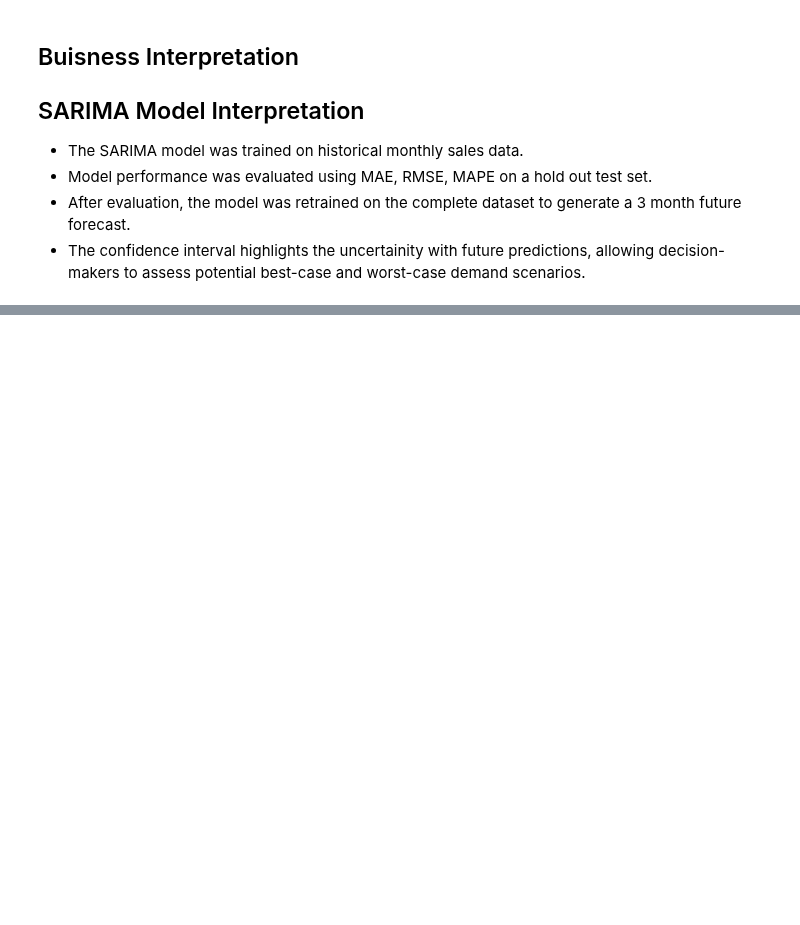
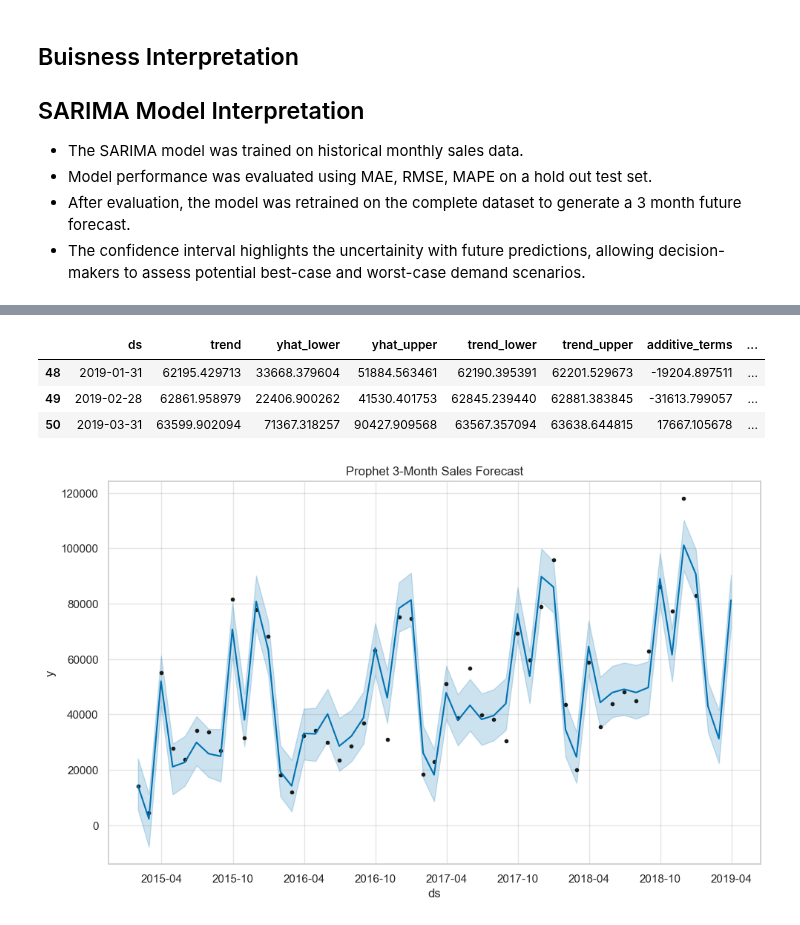
Before and after one commit to Aanya2806/sales-demand-intelligence-system, a Jupyter notebook: analysis.ipynb, the cells around one changed output, grey strips where cells are left out. Drawn from its saved outputs; the diff is of its cells as text; code cells hidden in the pictures; blank space fills up the shorter version.

Commit message:
Task 3B: Implemented Prophet forecasting

```diff
--- a/analysis.ipynb
+++ b/analysis.ipynb
@@ -757,0 +762,4 @@ plt.savefig(
+# %%
+prophet_df = monthly_sales.reset_index()[["Order Date", "Sales"]]
+prophet_df.columns = ["ds", "y"]
+prophet_df.head()
@@ -757,0 +808,7 @@ plt.savefig(
+# %%
+final_prophet = Prophet(
+    yearly_seasonality=True,
+    weekly_seasonality=False,
+    daily_seasonality=False
+)
+final_prophet.fit(prophet_df)
@@ -757,0 +819,18 @@ plt.savefig(
+# %%
+future = final_prophet.make_future_dataframe(
+    periods = 3,
+    freq = "ME"
+)
+forecast = final_prophet.predict(future)
+forecast.tail(3)
+# %% [output]
+|  | ds | trend | yhat_lower | yhat_upper | trend_lower | trend_upper | additive_terms | ... |
+| 48 | 2019-01-31 | 62195.429713 | 33668.379604 | 51884.563461 | 62190.395391 | 62201.529673 | -19204.897511 | ... |
+| 49 | 2019-02-28 | 62861.958979 | 22406.900262 | 41530.401753 | 62845.239440 | 62881.383845 | -31613.799057 | ... |
+| 50 | 2019-03-31 | 63599.902094 | 71367.318257 | 90427.909568 | 63567.357094 | 63638.644815 | 17667.105678 | ... |
+# %%
+fig1 = final_prophet.plot(forecast)
+plt.title("Prophet 3-Month Sales Forecast")
+plt.show()
+# %% [output]
+[figure, added]
```
Also changed, not shown: parts of 10 cells of this notebook.
